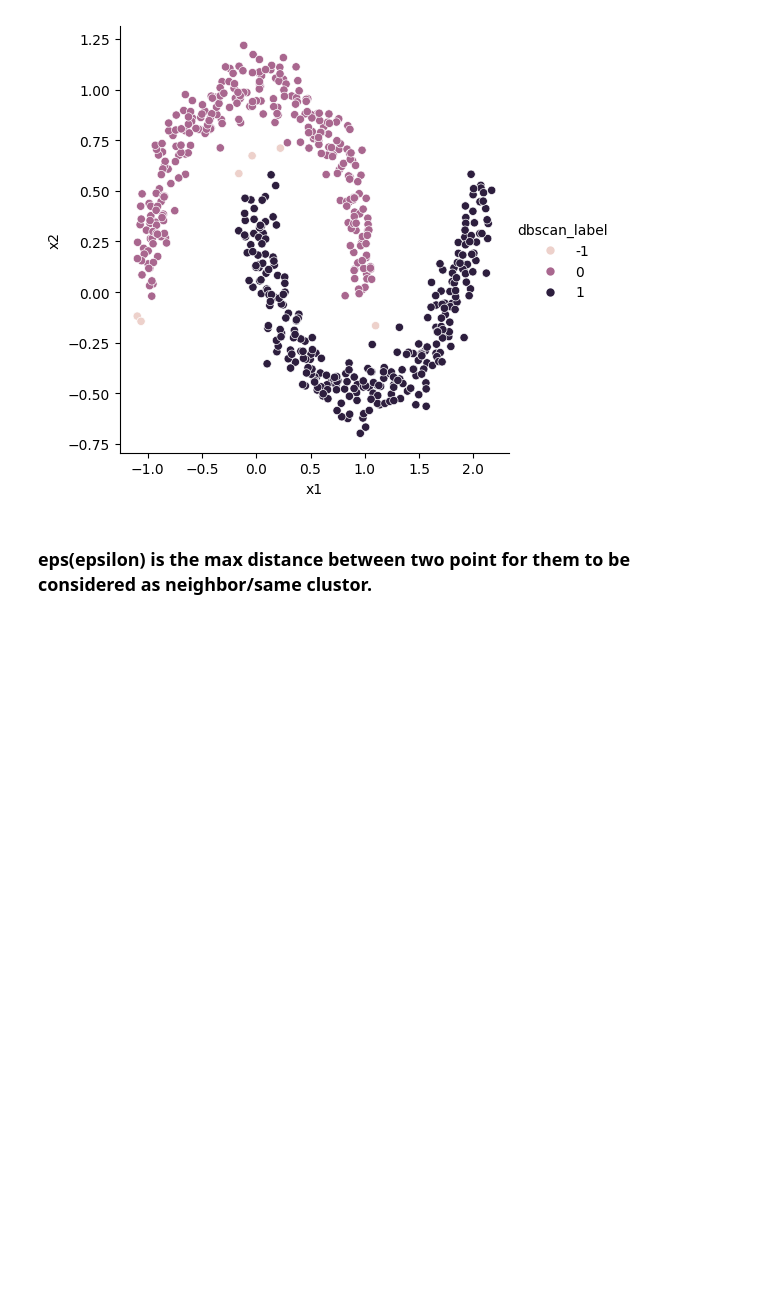
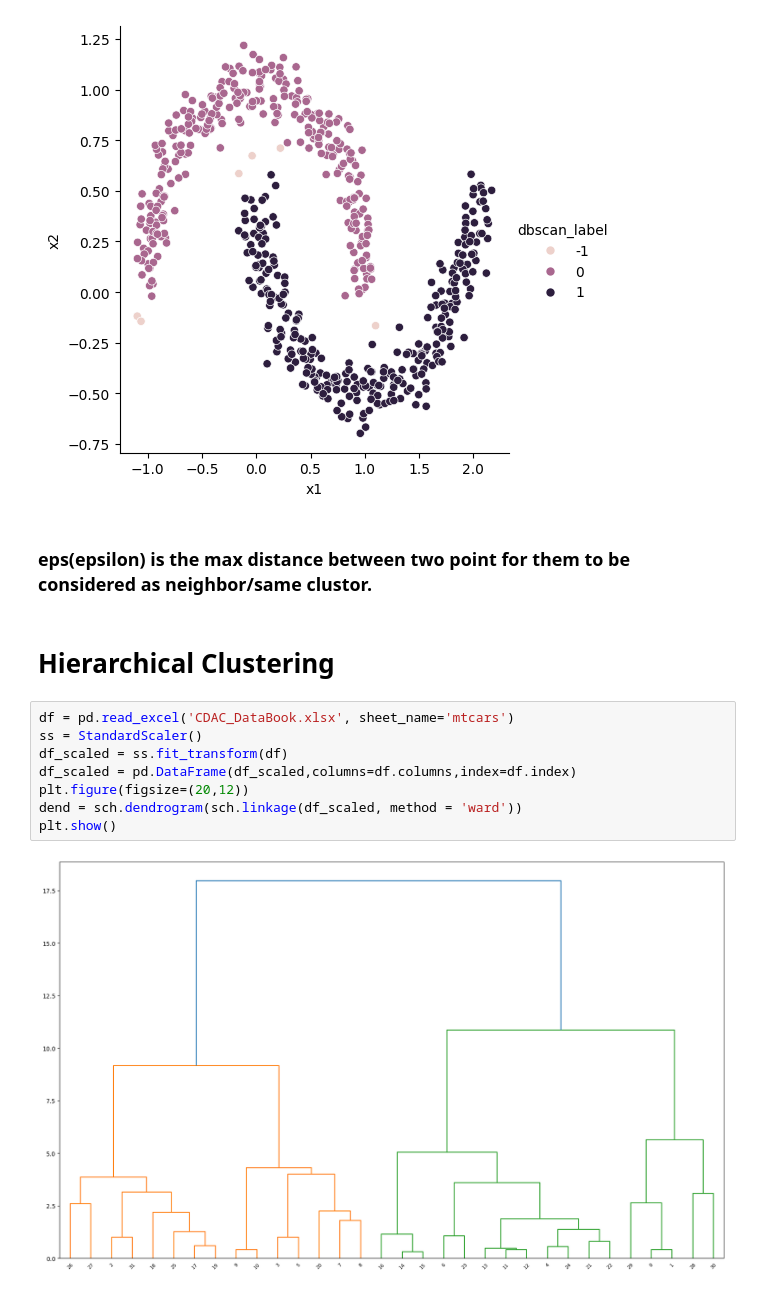
Before and after one commit to Omkar210/Statistics-and-ML, a Jupyter notebook: Day28.ipynb, the cells around one changed output. Drawn from its saved outputs; the diff is of its cells as text; blank space fills up the shorter version.

```diff
--- a/Day28.ipynb
+++ b/Day28.ipynb
@@ -219,3 +217,15 @@ sns.relplot(x="x1", y="x2", hue="dbscan_label", data=df)
 [figure]
 # %% [markdown]
 ### eps(epsilon) is the max distance between two point for them to be considered as neighbor/same clustor.
+# %% [markdown]
+# Hierarchical Clustering
+# %%
+df = pd.read_excel('CDAC_DataBook.xlsx', sheet_name='mtcars')
+ss = StandardScaler()
+df_scaled = ss.fit_transform(df)
+df_scaled = pd.DataFrame(df_scaled,columns=df.columns,index=df.index)
+plt.figure(figsize=(20,12))
+dend = sch.dendrogram(sch.linkage(df_scaled, method = 'ward'))
+plt.show()
+# %% [output]
+[figure, added]
```
Also changed, not shown: parts of 5 cells of this notebook.
